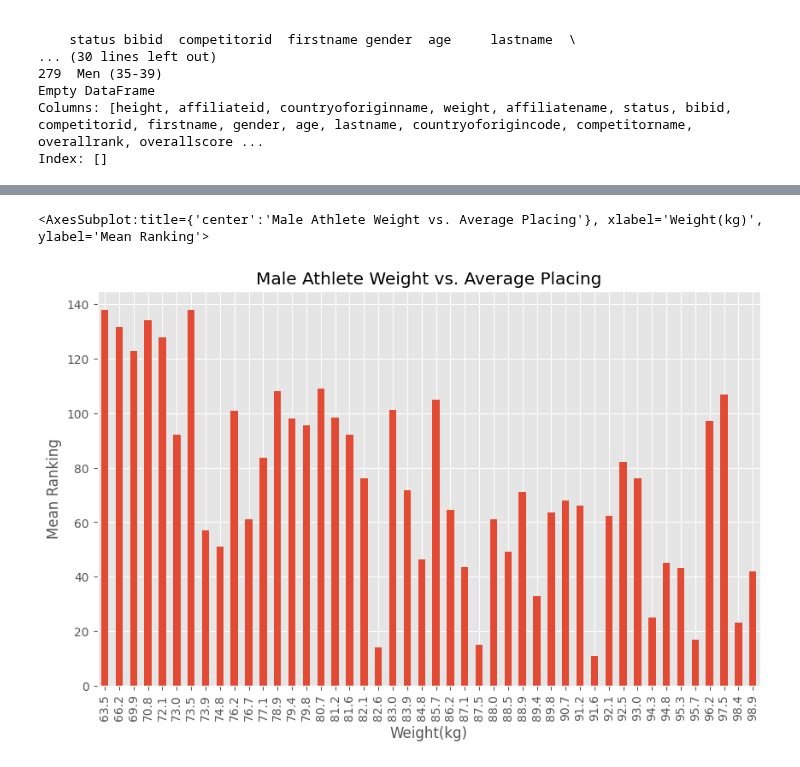
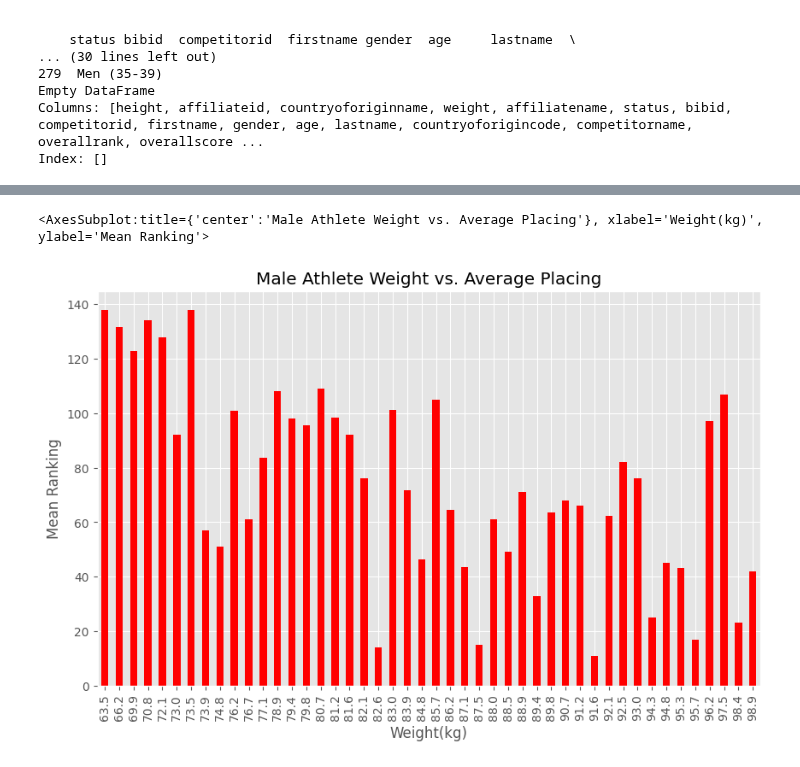
Before and after one commit to Glaikit7/Crossfit2019Project, a Jupyter notebook: crossfit.ipynb, the cells around one changed output, grey strips where cells are left out. Cells and saved outputs as stored; diff of their text form; code cells hidden in the pictures.

```diff
--- a/crossfit.ipynb
+++ b/crossfit.ipynb
@@ -138,8 +166,8 @@ menheight_df.plot(kind='bar', title='Male Athlete Height vs. Average Placing', y
 # %%
 # Plot of men's weight vs overall ranking
-menweight_df.plot(kind='bar', title='Male Athlete Weight vs. Average Placing', ylabel='Mean Ranking', xlabel='Weight(kg)', figsize=(10,6))
+menweight_df.plot(kind='bar', title='Male Athlete Weight vs. Average Placing', ylabel='Mean Ranking', xlabel='Weight(kg)', figsize=(10,6), color='r')
 # %% [output]
 <AxesSubplot:title={'center':'Male Athlete Weight vs. Average Placing'}, xlabel='Weight(kg)', ylabel='Mean Ranking'>
-[figure, old version]
+[figure, new version]
 # %%
 # Plot of women's height vs overall ranking
```
Also changed, not shown: parts of 8 cells of this notebook.
